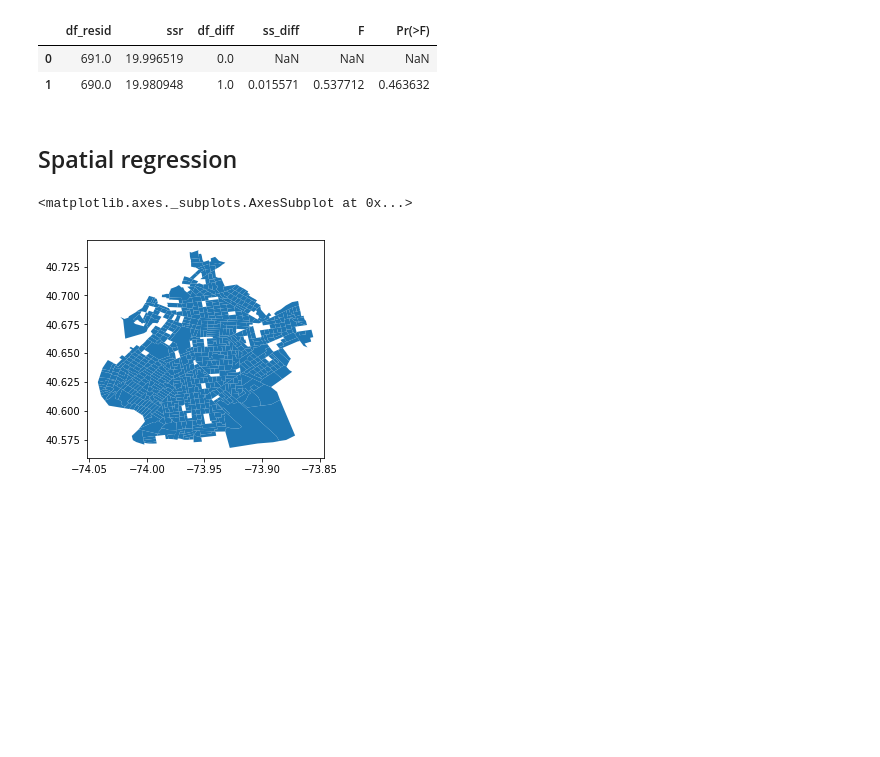
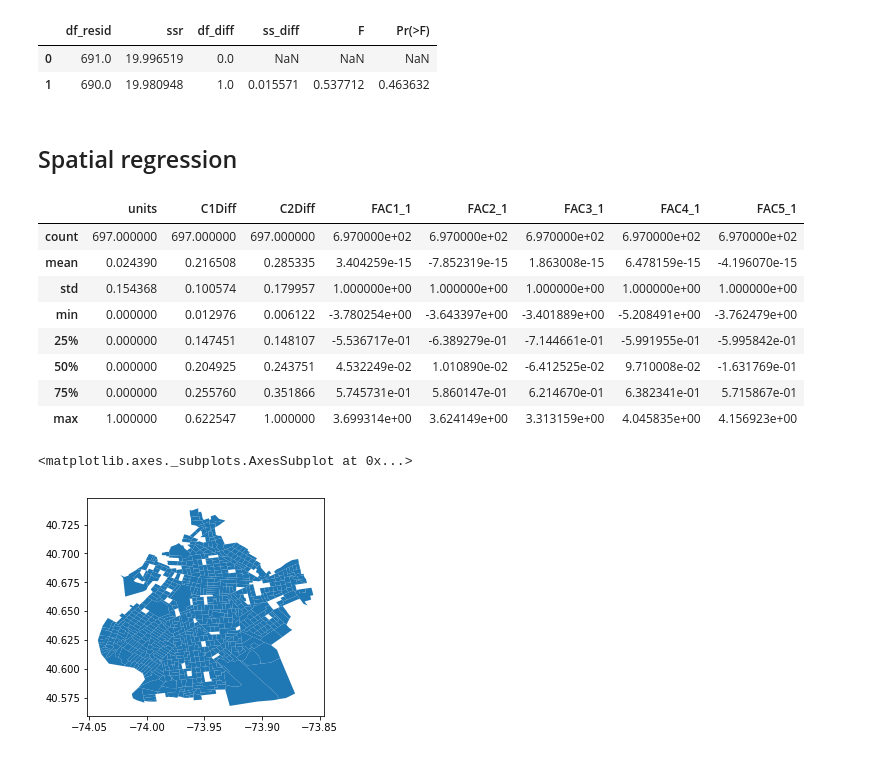
Before and after one commit to zhiaozhou/ADS_PROJECT, a Jupyter notebook: ANALYSIS_class1-difference.ipynb, the cells around one changed output. Drawn from its saved outputs; the diff is of its cells as text; code cells hidden in the pictures; blank space fills up the shorter version.

```diff
--- a/ANALYSIS_class1-difference.ipynb
+++ b/ANALYSIS_class1-difference.ipynb
@@ -433,6 +433,18 @@ anova
 | 1 | 690.0 | 19.980948 | 1.0 | 0.015571 | 0.537712 | 0.463632 |
 # %% [markdown]
 ## Spatial regression
+# %%
+data.describe().iloc[:,2:].drop(['2010CensusTract','PUMA'],axis=1)
+# %% [output]
+|  | units | C1Diff | C2Diff | FAC1_1 | FAC2_1 | FAC3_1 | FAC4_1 | FAC5_1 |
+| count | 697.000000 | 697.000000 | 697.000000 | 6.970000e+02 | 6.970000e+02 | 6.970000e+02 | 6.970000e+02 | 6.970000e+02 |
+| mean | 0.024390 | 0.216508 | 0.285335 | 3.404259e-15 | -7.852319e-15 | 1.863008e-15 | 6.478159e-15 | -4.196070e-15 |
+| std | 0.154368 | 0.100574 | 0.179957 | 1.000000e+00 | 1.000000e+00 | 1.000000e+00 | 1.000000e+00 | 1.000000e+00 |
+| min | 0.000000 | 0.012976 | 0.006122 | -3.780254e+00 | -3.643397e+00 | -3.401889e+00 | -5.208491e+00 | -3.762479e+00 |
+| 25% | 0.000000 | 0.147451 | 0.148107 | -5.536717e-01 | -6.389279e-01 | -7.144661e-01 | -5.991955e-01 | -5.995842e-01 |
+| 50% | 0.000000 | 0.204925 | 0.243751 | 4.532249e-02 | 1.010890e-02 | -6.412525e-02 | 9.710008e-02 | -1.631769e-01 |
+| 75% | 0.000000 | 0.255760 | 0.351866 | 5.745731e-01 | 5.860147e-01 | 6.214670e-01 | 6.382341e-01 | 5.715867e-01 |
+| max | 1.000000 | 0.622547 | 1.000000 | 3.699314e+00 | 3.624149e+00 | 3.313159e+00 | 4.045835e+00 | 4.156923e+00 |
 # %%
 data.plot()
 # %% [output]
```
Also changed, not shown: parts of 16 cells of this notebook.
